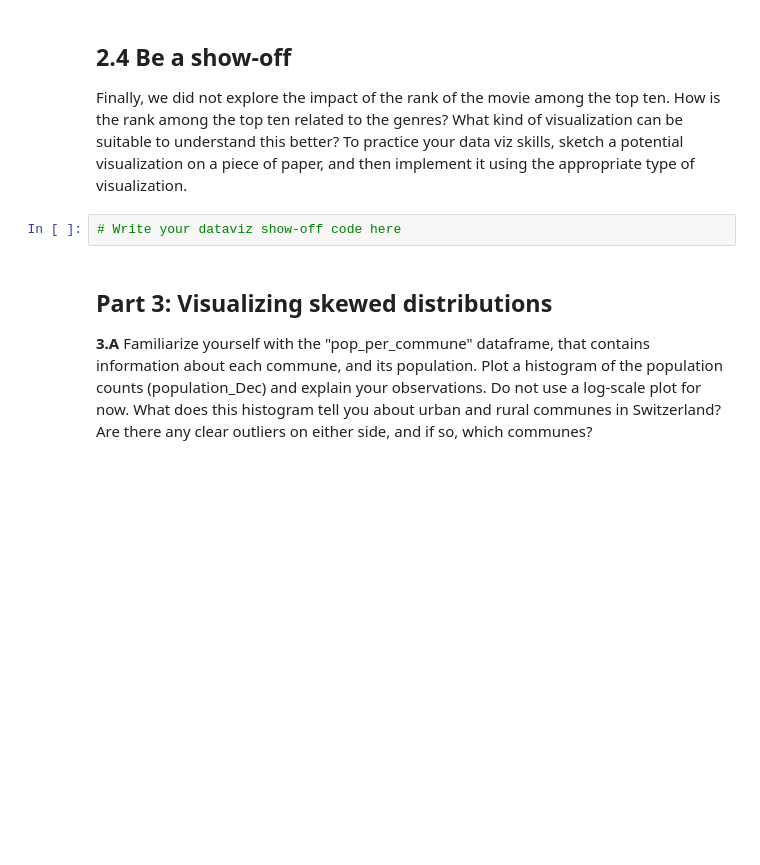
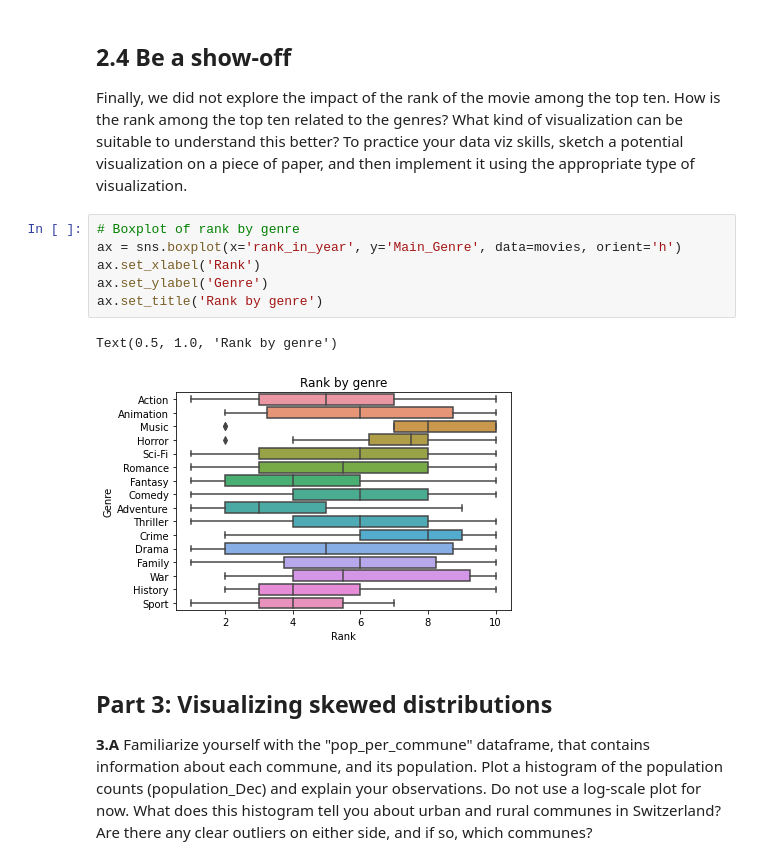
Before and after one commit to Quentin18/2021, a Jupyter notebook: Tutorials/02 - Data viz and data from the web/Becoming a DataVizard exercise.ipynb, the cells around one changed output. Drawn from its saved outputs; the diff is of its cells as text; blank space fills up the shorter version.

Commit message:
tutorial02 end datavizard exercise

```diff
--- a/Tutorials/02 - Data viz and data from the web/Becoming a DataVizard exercise.ipynb
+++ b/Tutorials/02 - Data viz and data from the web/Becoming a DataVizard exercise.ipynb
@@ -336,8 +354,15 @@ movies[movies.Main_Genre != movies.Genre_2]['worldwide_gross'].mean()
 ## 2.4 Be a show-off
 
 Finally, we did not explore the impact of the rank of the movie among the top ten. How is the rank among the top ten related to the genres? What kind of visualization can be suitable to understand this better? To practice your data viz skills, sketch a potential visualization on a piece of paper, and then implement it using the appropriate type of visualization.
-# %%
-# Write your dataviz show-off code here
+# %%
+# Boxplot of rank by genre
+ax = sns.boxplot(x='rank_in_year', y='Main_Genre', data=movies, orient='h')
+ax.set_xlabel('Rank')
+ax.set_ylabel('Genre')
+ax.set_title('Rank by genre')
+# %% [output]
+Text(0.5, 1.0, 'Rank by genre')
+[figure, added]
 # %% [markdown]
 ## Part 3: Visualizing skewed distributions
 
```
Also changed, not shown: parts of 19 cells of this notebook.
